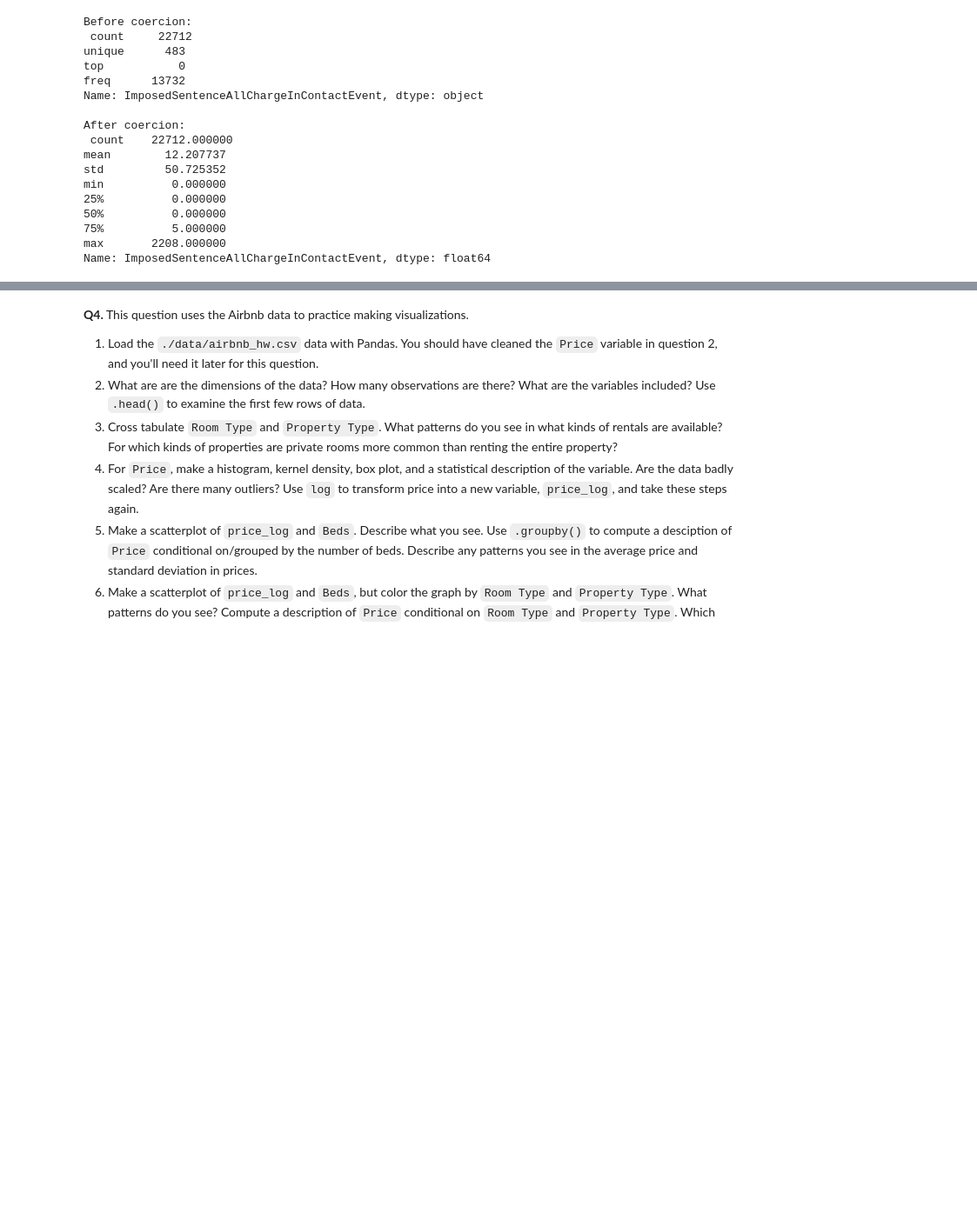
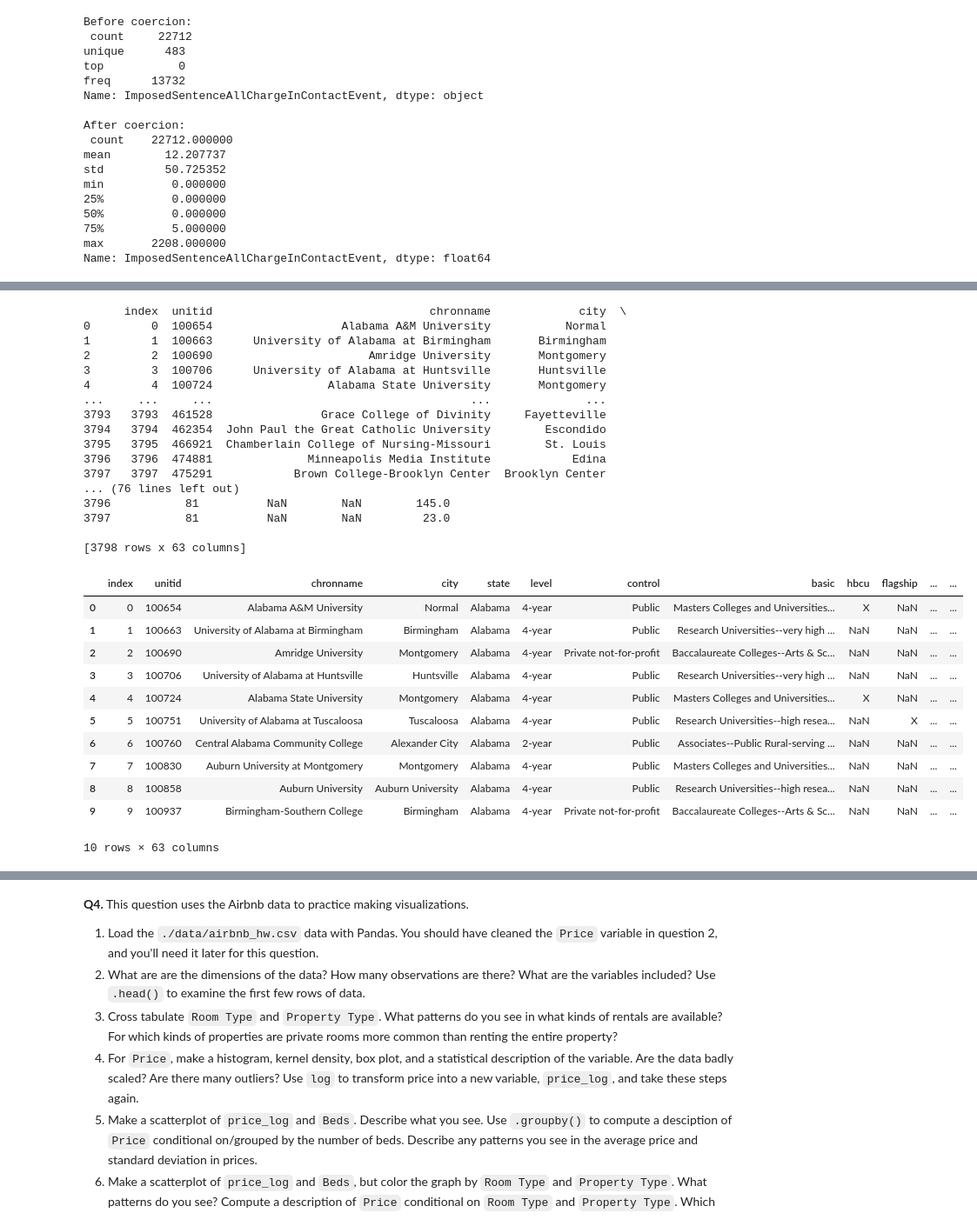
Before and after one commit to charlie-perez-35/DS3001-assignment2, a Jupyter notebook: assignment2.ipynb, the cells around one changed output, grey strips where cells are left out. Shown at 87% size. Cells and saved outputs as stored; diff of their text form; code cells hidden in the pictures; blank space fills up the shorter version.

```diff
--- a/assignment2.ipynb
+++ b/assignment2.ipynb
@@ -551,0 +554,35 @@ df = pd.read_csv(r'/content/assignment2/data/college_completion.csv', low_memory
+# %%
+# Part 2
+
+print(df)
+df.head(10)
+# %% [output]
+      index  unitid                                chronname             city  \
+0         0  100654                   Alabama A&M University           Normal
+1         1  100663      University of Alabama at Birmingham       Birmingham
+2         2  100690                       Amridge University       Montgomery
+3         3  100706      University of Alabama at Huntsville       Huntsville
+4         4  100724                 Alabama State University       Montgomery
+...     ...     ...                                      ...              ...
+3793   3793  461528                Grace College of Divinity     Fayetteville
+3794   3794  462354  John Paul the Great Catholic University        Escondido
+3795   3795  466921  Chamberlain College of Nursing-Missouri        St. Louis
+3796   3796  474881              Minneapolis Media Institute            Edina
+3797   3797  475291            Brown College-Brooklyn Center  Brooklyn Center
+... (76 lines left out)
+3796           81          NaN        NaN        145.0
+3797           81          NaN        NaN         23.0
+
+[3798 rows x 63 columns]
+|  | index | unitid | chronname | city | state | level | control | basic | hbcu | flagship | ... | ... |
+| 0 | 0 | 100654 | Alabama A&M University | Normal | Alabama | 4-year | Public | Masters Colleges and Universities... | X | NaN | ... | ... |
+| 1 | 1 | 100663 | University of Alabama at Birmingham | Birmingham | Alabama | 4-year | Public | Research Universities--very high ... | NaN | NaN | ... | ... |
+| 2 | 2 | 100690 | Amridge University | Montgomery | Alabama | 4-year | Private not-for-profit | Baccalaureate Colleges--Arts & Sc... | NaN | NaN | ... | ... |
+| 3 | 3 | 100706 | University of Alabama at Huntsville | Huntsville | Alabama | 4-year | Public | Research Universities--very high ... | NaN | NaN | ... | ... |
+| 4 | 4 | 100724 | Alabama State University | Montgomery | Alabama | 4-year | Public | Masters Colleges and Universities... | X | NaN | ... | ... |
+| 5 | 5 | 100751 | University of Alabama at Tuscaloosa | Tuscaloosa | Alabama | 4-year | Public | Research Universities--high resea... | NaN | X | ... | ... |
+| 6 | 6 | 100760 | Central Alabama Community College | Alexander City | Alabama | 2-year | Public | Associates--Public Rural-serving ... | NaN | NaN | ... | ... |
+| 7 | 7 | 100830 | Auburn University at Montgomery | Montgomery | Alabama | 4-year | Public | Masters Colleges and Universities... | NaN | NaN | ... | ... |
+| 8 | 8 | 100858 | Auburn University | Auburn University | Alabama | 4-year | Public | Research Universities--high resea... | NaN | NaN | ... | ... |
+| 9 | 9 | 100937 | Birmingham-Southern College | Birmingham | Alabama | 4-year | Private not-for-profit | Baccalaureate Colleges--Arts & Sc... | NaN | NaN | ... | ... |
+10 rows × 63 columns
```
Also changed, not shown: parts of 11 cells of this notebook.
